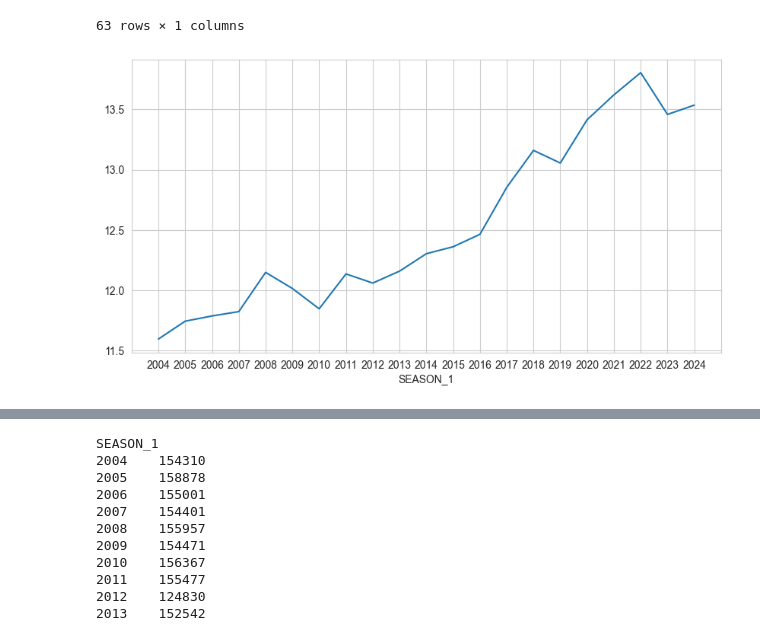
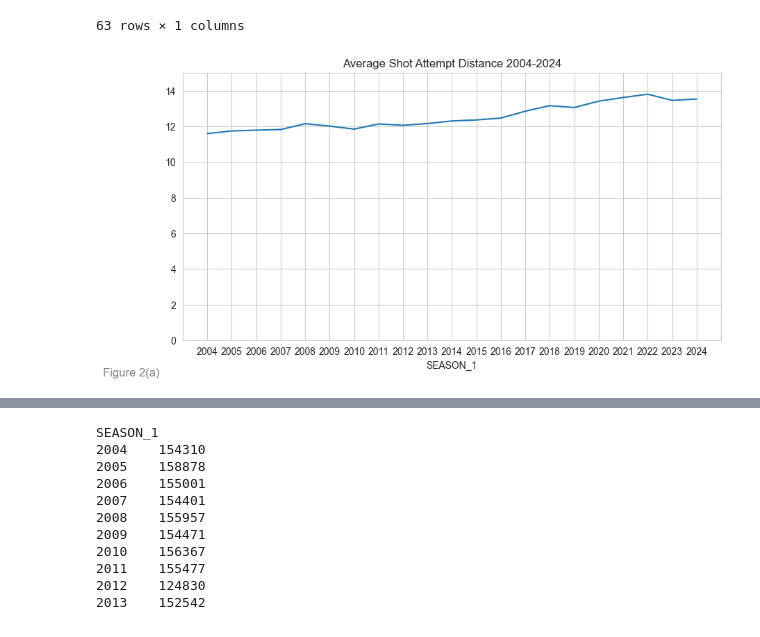
Before and after one commit to PatrickCoop12/nba_shooting_analysis, a Jupyter notebook: shots.ipynb, the cells around one changed output, grey strips where cells are left out. Cells and saved outputs as stored; diff of their text form; code cells hidden in the pictures.

```diff
--- a/shots.ipynb
+++ b/shots.ipynb
@@ -240,8 +262,13 @@ nba_shots['SEASON_1'] = nba_shots['SEASON_1'].astype(int)
 # %%
 # Plotting line chart showing average shot attempt distances each year year
 nba_shots.groupby('SEASON_1')['SHOT_DISTANCE'].mean().plot(kind='line', figsize=(10,5))
 integer_ticks = np.arange(int(nba_shots['SEASON_1'].min()), int(nba_shots['SEASON_1'].max()) + 1, 1)
 plt.xticks(integer_ticks) # Custom tick range to prevent half point increments on x-axis
+plt.ylim((0,15))
+plt.title('Average Shot Attempt Distance 2004-2024')
+plt.annotate(text='Figure 2(a)', xy=(0.01, 0.01), xycoords='figure fraction',
+            horizontalalignment='left', verticalalignment='bottom',
+            fontsize=12, color='gray')
 plt.show()
 # %% [output]
-[figure, old version]
+[figure, new version]
```
Also changed, not shown: parts of 11 cells of this notebook.
